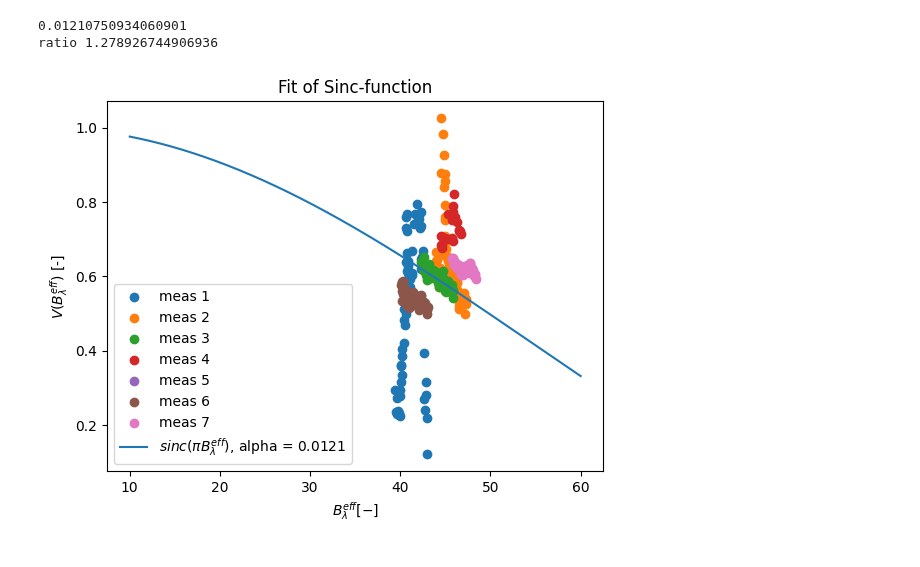
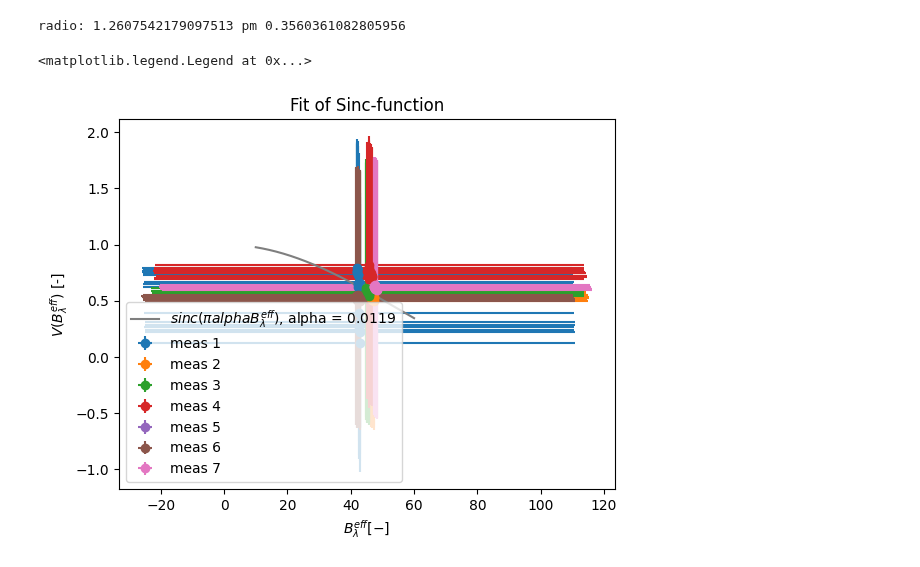
Before and after one commit to muellvin/radio-interferometry, a Jupyter notebook: data_analysis_fit.ipynb, the cells around one changed output. Drawn from its saved outputs; the diff is of its cells as text; code cells hidden in the pictures.

Commit message:
errors and bars

```diff
--- a/data_analysis_fit.ipynb
+++ b/data_analysis_fit.ipynb
@@ -249,0 +369,9 @@ KeyboardInterrupt:
+# %%
+"""error propagation"""
+#using the filewise distribution of the params
+#for the intensity I, the std of the fit is used, since it depends on the frequency
+
+sigma_visibility = np.sqrt(np.sum(partials[1:,0]**2 * results_params[file_index, 1:, 1]**2) + partials[0,0]**2*results_params_stds[file_index,0,1]**2)
+sigma_Bl = np.sqrt(np.sum(partials[1:,1]**2 * results_params[file_index, 1:, 1]**2)+ partials[0,1]**2*results_params_stds[file_index,0,1]**2)
+print(sigma_visibility)
+print(sigma_Bl)
@@ -250,17 +383,18 @@ KeyboardInterrupt:
 # %%
+#for all pairs of V and Bl of all files, the same std is taken
 useful_B = []
 useful_V = []
 useful_B_err = []
 useful_V_err = []
 
 for index, (visibilities, Bl, visibilities_err, Bl_err) in enumerate(results):
-    valid_indices =[(v, b, v_err, b_err) for v, b, v_err, b_err in zip(visibilities, Bl, visibilities_err, Bl_err) if not (abs(v) <1e-2 or abs(v)>2 or abs(b)>200 > 2 or abs(b)<5)]
+    valid_indices =[(v, b, v_err, b_err) for v, b, v_err, b_err in zip(visibilities, Bl, visibilities_err, Bl_err) if not (abs(v) <1e-2 or abs(v)>2 or abs(b)>50 > 2 or abs(b)<5)]
     vs, bs, v_errs, b_errs = zip(*valid_indices) if valid_indices else ([],[],[],[])
     useful_B.append(bs)
     useful_V.append(vs)
-    useful_B_err.append(b_errs)
-    useful_V_err.append(v_errs)
-    plt.errorbar(bs, vs, xerr=b_errs, yerr=v_errs,fmt='o', label=f"meas {index+1}")
+    useful_B_err.append(sigma_Bl)
+    useful_V_err.append(sigma_visibility)
+    plt.errorbar(bs, vs, xerr=sigma_Bl, yerr=sigma_visibility,fmt='o', label=f"meas {index+1}")
 plt.title("Visibility vs. effective Baseline / wavelength")
 plt.ylabel("$V(B_{\lambda}^{eff})$ [-]")
 plt.xlabel("$B_{\lambda}^{eff} [-]$")
@@ -273,39 +438,42 @@ plt.show()
+# %%
+"""monte carlo error prop"""
+
+number_of_runs = 1000
+alpha_samples = []
+
+for _ in range(number_of_runs):
+    x_perturbed = useful_B_array + np.random.normal(0, sigma_Bl, size=len(useful_B_array))  # Example sigma_x = 0.1
+    y_perturbed = useful_V_array + np.random.normal(0, sigma_visibility, size=len(useful_V_array))
+
+    popt, _ = curve_fit(sinc_func, x_perturbed, y_perturbed,bounds=(0.001,0.02))
+    alpha_samples.append(popt[0])
+
+# Compute uncertainty
+sigma_alpha_monte_carlo = np.std(alpha_samples)
+sigma_radius_ratio = sigma_alpha_monte_carlo/sun_angle
+
+print(f"radio: {alpha/sun_angle} pm {sigma_radius_ratio}")
+# %% [output]
+radio: 1.2607542179097513 pm 0.3560361082805956
 # %%
-def sinc_func(Bl, alpha):
-    return abs(np.sinc(Bl * alpha))
-
-useful_B_array = np.concatenate(useful_B, axis=0 )
-useful_V_array = np.concatenate(useful_V, axis=0 )
-
-lower_bounds = 0.001  # Lower bounds for S and alpha
-upper_bounds = 0.02      # Upper bounds for S and alpha
-
-
-fit_params, pcov = curve_fit(sinc_func, useful_B_array, useful_V_array, p0=[0.004], bounds=(lower_bounds, upper_bounds))
-alpha, = fit_params
+"""plotting the sinc fit"""
 
 B_fit = np.linspace(10,60, 1000)
 fitted_sinc = sinc_func(B_fit, alpha)
 
-print(alpha)
-for i, (bs, vs) in enumerate(zip(useful_B, useful_V)):
+for i, (bs, vs, be, ve) in enumerate(zip(useful_B, useful_V, useful_B_err, useful_V_err)):
 
-    plt.scatter(bs, vs, label=f"meas {i+1}")
+    plt.errorbar(bs, vs,xerr=be, yerr=ve,  label=f"meas {i+1}",fmt="o")
 
-plt.plot(B_fit, fitted_sinc, label = f"$sinc(\pi \alpha B_{{\lambda}}^{{eff}})$, alpha = {alpha:.4f}")
+plt.plot(B_fit, fitted_sinc, label = f"$sinc(\pi alpha B_{{\lambda}}^{{eff}})$, alpha = {alpha:.4f}")
+
+#plt.plot(B_fit, fitted_sinc, label = f"$sinc(\pi \alpha B_{{\lambda}}^{{eff}})$, alpha = {alpha:.4f}")
 
 plt.title("Fit of Sinc-function")
 plt.ylabel("$V(B_{\lambda}^{eff})$ [-]")
 plt.xlabel("$B_{\lambda}^{eff} [-]$")
 plt.legend()
 #plt.savefig("fit.png",dpi=150)
-
-sun_radius = 696340 #km
-sun_distance = 147.11e6 #km
-
-estimated_radius = alpha*sun_distance/2
-print(f"ratio {estimated_radius/sun_radius}")
 # %% [output]
-0.01210750934060901
-ratio 1.278926744906936
+<matplotlib.legend.Legend at 0x...>
-[figure, old version]
+[figure, new version]
```
Also changed, not shown: parts of 15 cells of this notebook, 1 other file.
